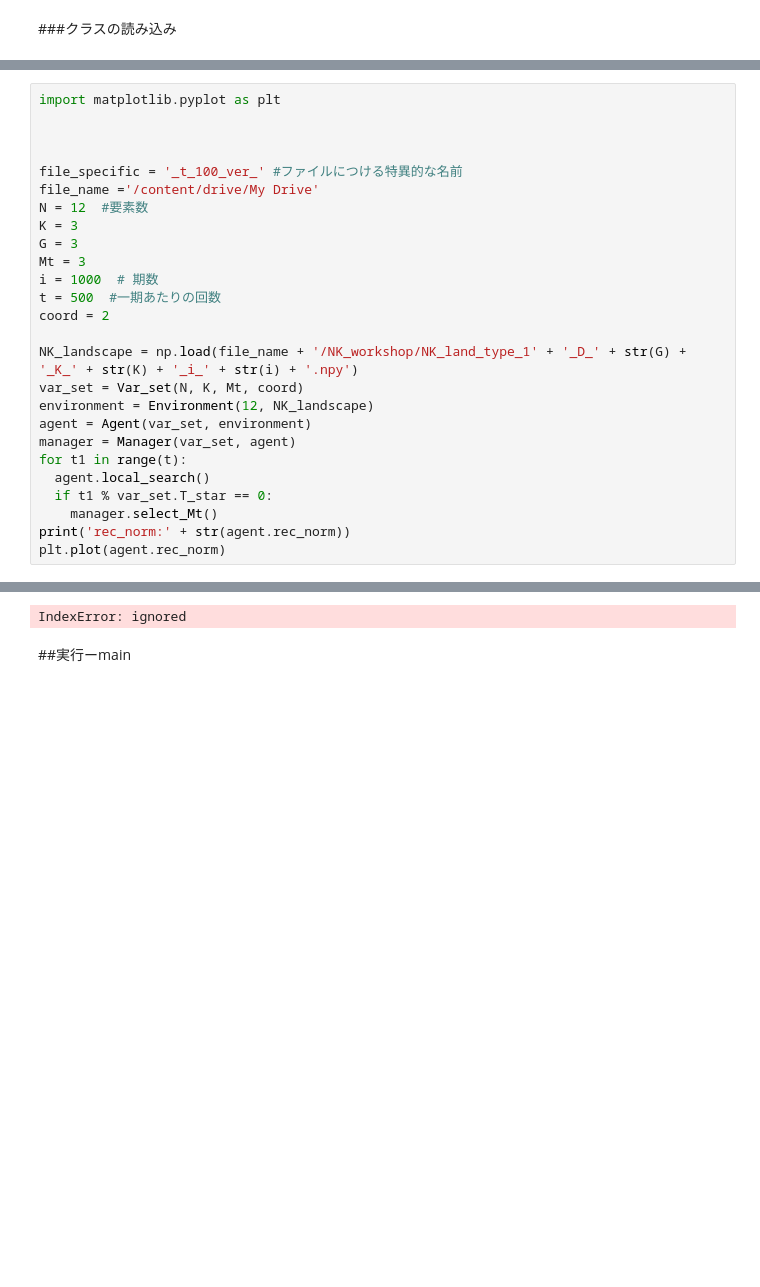
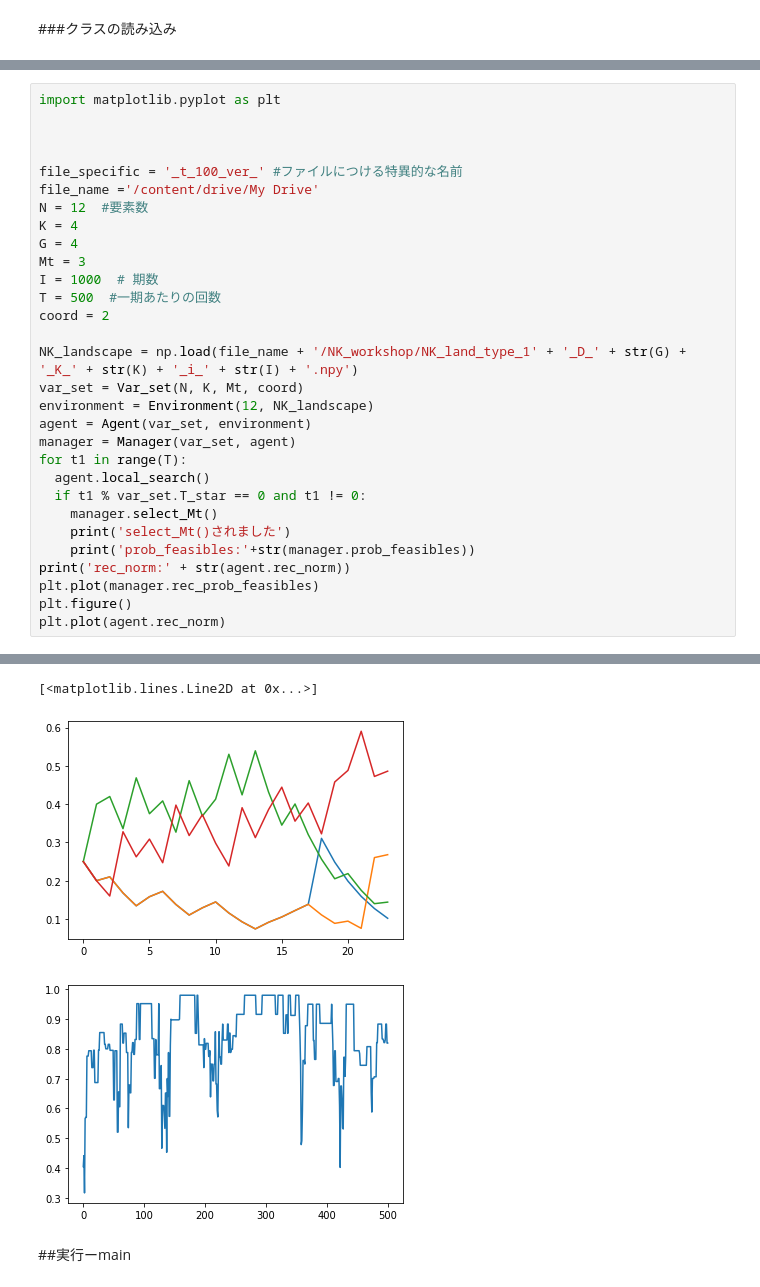
Before and after one commit to ryohei98/NK_model_Wall_2018, a Jupyter notebook: Graduation_Paper_final_ver.ipynb, the cells around one changed output, grey strips where cells are left out. Saved outputs shown, nothing was run; the diff lists cells and outputs as text; blank space fills up the shorter version.

```diff
--- a/Graduation_Paper_final_ver.ipynb
+++ b/Graduation_Paper_final_ver.ipynb
@@ -619,23 +639,27 @@ import matplotlib.pyplot as plt
 file_specific = '_t_100_ver_' #ファイルにつける特異的な名前
 file_name ='/content/drive/My Drive'
 N = 12  #要素数
-K = 3
-G = 3
+K = 4
+G = 4
 Mt = 3
-i = 1000  # 期数
-t = 500  #一期あたりの回数
+I = 1000  # 期数
+T = 500  #一期あたりの回数
 coord = 2
 
-NK_landscape = np.load(file_name + '/NK_workshop/NK_land_type_1' + '_D_' + str(G) + '_K_' + str(K) + '_i_' + str(i) + '.npy')
+NK_landscape = np.load(file_name + '/NK_workshop/NK_land_type_1' + '_D_' + str(G) + '_K_' + str(K) + '_i_' + str(I) + '.npy')
 var_set = Var_set(N, K, Mt, coord)
 environment = Environment(12, NK_landscape)
 agent = Agent(var_set, environment)
 manager = Manager(var_set, agent)
-for t1 in range(t):
+for t1 in range(T):
   agent.local_search()
-  if t1 % var_set.T_star == 0:
+  if t1 % var_set.T_star == 0 and t1 != 0:
     manager.select_Mt()
+    print('select_Mt()されました')
+    print('prob_feasibles:'+str(manager.prob_feasibles))
 print('rec_norm:' + str(agent.rec_norm))
+plt.plot(manager.rec_prob_feasibles)
+plt.figure()
 plt.plot(agent.rec_norm)
 # %% [output]
 N : 12
@@ -658,4 +682,6 @@ change_key2:15
-IndexError: ignored
+[<matplotlib.lines.Line2D at 0x...>]
+[figure, added]
+[figure, added]
 # %% [markdown]
 ##実行ーmain
 # %%
```
Also changed, not shown: parts of 2 cells of this notebook.
